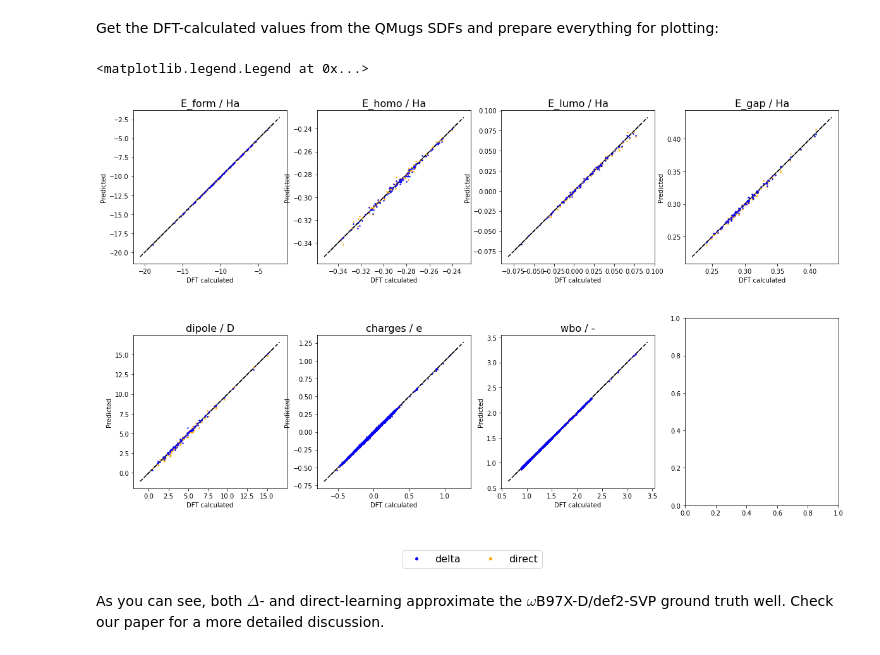
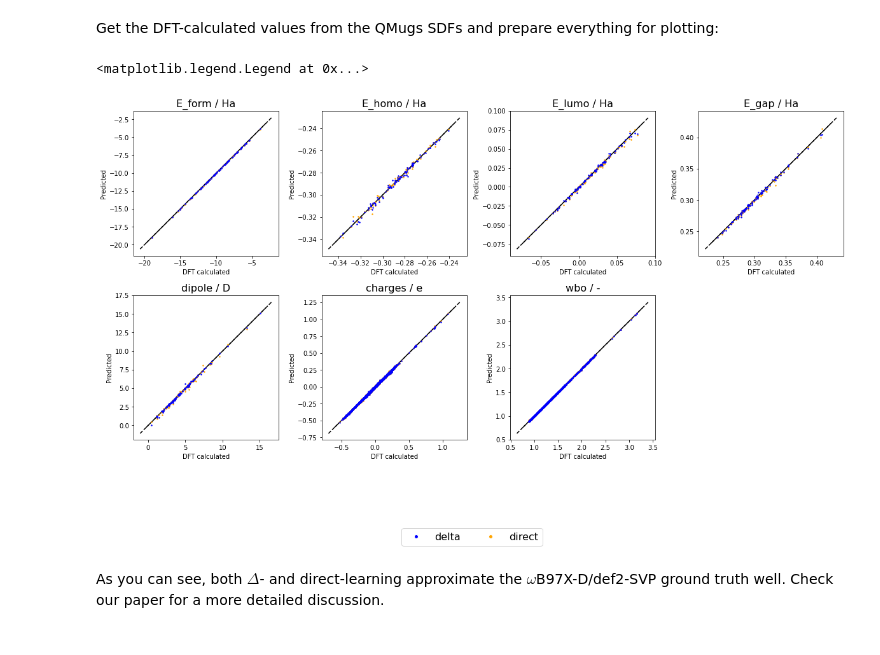
Before and after one commit to josejimenezluna/delfta, a Jupyter notebook: tutorials/delta_vs_direct.ipynb, the cells around one changed output. Cells and saved outputs as stored; diff of their text form; code cells hidden in the pictures.

```diff
--- a/tutorials/delta_vs_direct.ipynb
+++ b/tutorials/delta_vs_direct.ipynb
@@ -75,34 +83,36 @@ import matplotlib.pyplot as plt
 from matplotlib.gridspec import GridSpec
 from matplotlib.lines import Line2D
 
 def make_plot(ax, dft_vals, pred_vals, label, unit, color):
     ax.scatter(dft_vals, pred_vals, color=color, s=2)
     ax.set_xlabel("DFT calculated")
     ax.set_ylabel("Predicted")
     min_val = [min(ax.get_ylim()[0], ax.get_xlim()[0])]
     max_val = [max(ax.get_ylim()[1], ax.get_xlim()[1])]
     ax.plot([min_val, max_val], [min_val, max_val], '--', color="black", zorder=-1)
     ax.set_aspect("equal", "box")
 
 fig = plt.figure(figsize=(20, 12))
 gs = GridSpec(nrows=2, ncols=4)
+gs.update(wspace=0.3, hspace=-0.2)
 pred_keys = ["E_form", "E_homo", "E_lumo", "E_gap", "dipole", "charges", "wbo"]
 all_dft_vals = [dft_values[dft_key] for dft_key in dft_keys]
 all_pred_vals_delta = [predictions_delta[pred_key] for pred_key in pred_keys]
 all_pred_vals_direct = [predictions_direct[pred_key] for pred_key in pred_keys]
 units = ["Ha", "Ha", "Ha", "Ha", "D", "e", "-"]
 axes = [fig.add_subplot(gs[i,j]) for i in range(2) for j in range(4)]
 for ax, pred_key, dft_key, unit in zip(axes, pred_keys, dft_keys, units):
     make_plot(ax, dft_values[dft_key], predictions_direct[pred_key], pred_key, unit, "orange")
     make_plot(ax, dft_values[dft_key], predictions_delta[pred_key], pred_key, unit, "blue")
     ax.title.set_text(f"{pred_key} / {unit}")
     ax.title.set_fontsize(16)
+axes[-1].axis("off")
 
 handles = [Line2D([0], [0], marker='o', color="white", markerfacecolor="blue"), Line2D([0], [0], marker='o', color="white", markerfacecolor="orange")]
 fig.legend(handles, ["delta", "direct"], fontsize=16, loc="lower center", ncol=2)
 # %% [output]
 <matplotlib.legend.Legend at 0x...>
-[figure, old version]
+[figure, new version]
 # %% [markdown]
 As you can see, both $\Delta$- and direct-learning approximate the $\omega$B97X-D/def2-SVP ground truth well. Check our paper for a more detailed discussion.
 # %% [markdown]
```
Also changed, not shown: parts of 5 cells of this notebook.
